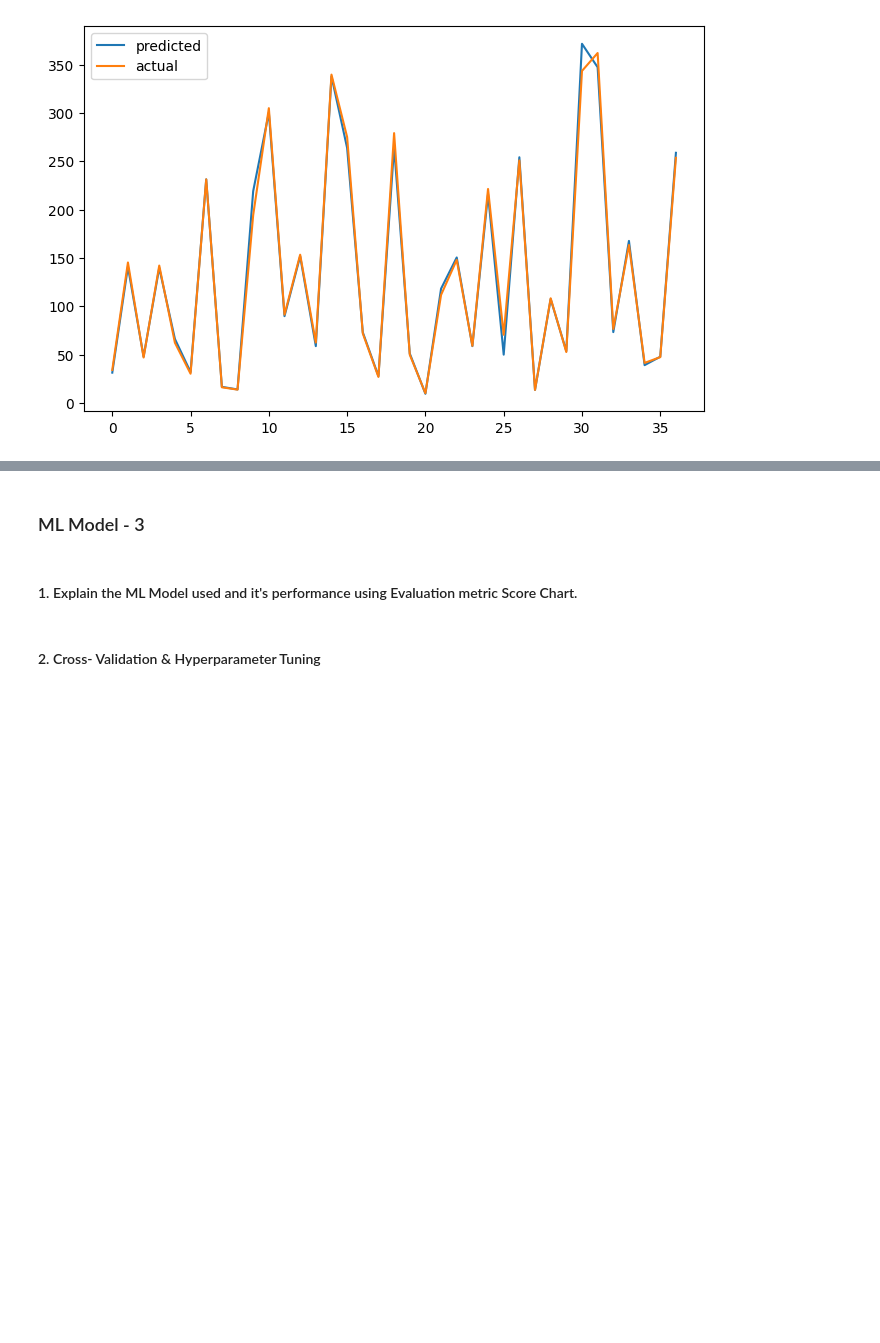
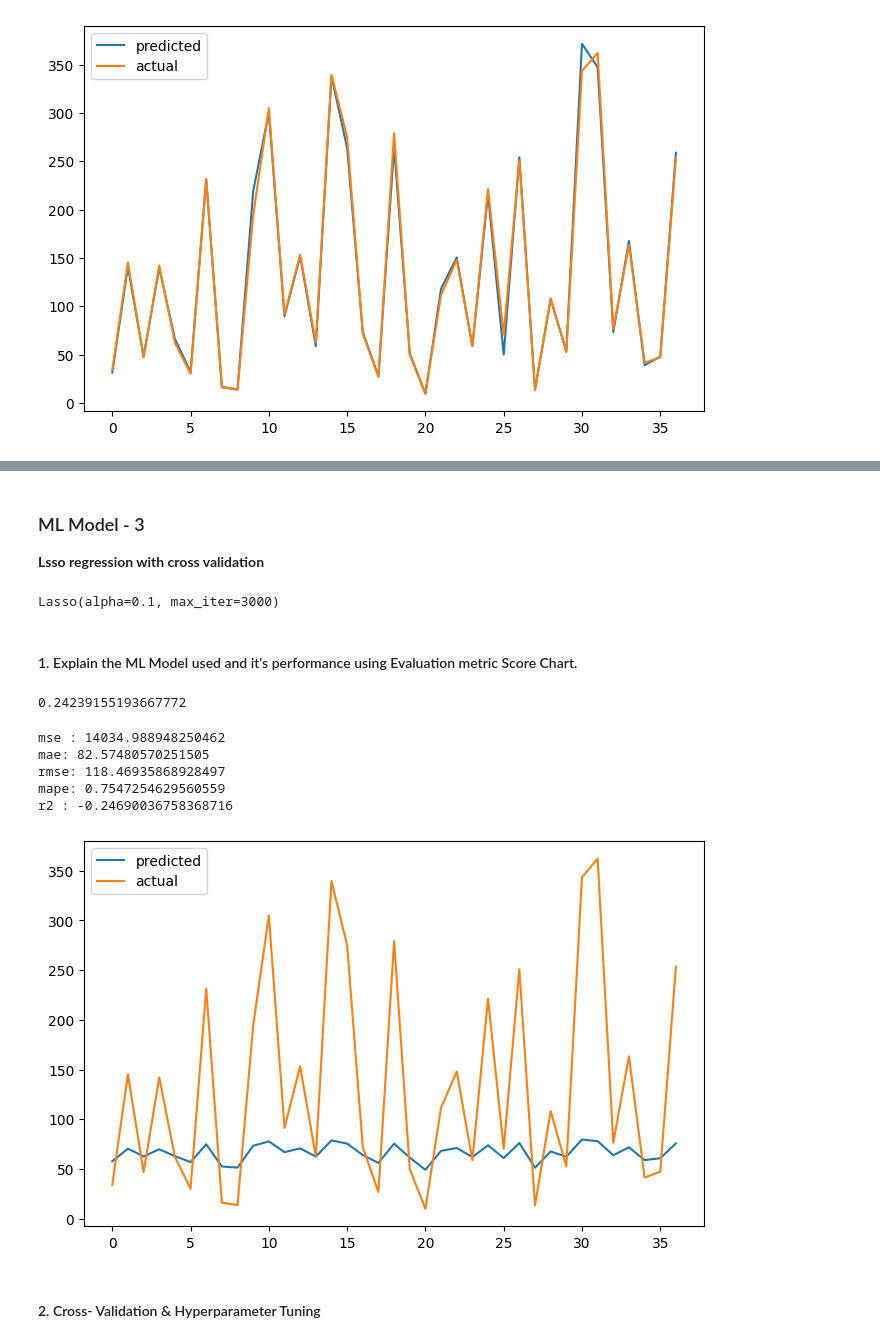
Before and after one commit to dipali-solake/Machine-learning, a Jupyter notebook: Yes_Bank_Stock_Closing_Price_prediction.ipynb, the cells around one changed output, grey strips where cells are left out. Saved outputs shown, nothing was run; the diff lists cells and outputs as text; code cells hidden in the pictures; blank space fills up the shorter version.

```diff
--- a/Yes_Bank_Stock_Closing_Price_prediction.ipynb
+++ b/Yes_Bank_Stock_Closing_Price_prediction.ipynb
@@ -876,14 +910,52 @@ r_mape
 # %% [markdown]
 ### ML Model - 3
+**Lsso regression with cross validation**
 # %%
 # ML Model - 3 Implementation
+lasso = Lasso(alpha = 0.1, max_iter = 3000)
 
 # Fit the Algorithm
-
-# Predict on the model
+lasso.fit(x_train,y_train)
+# %% [output]
+Lasso(alpha=0.1, max_iter=3000)
 # %% [markdown]
 #### 1. Explain the ML Model used and it's performance using Evaluation metric Score Chart.
 # %%
 # Visualizing evaluation Metric Score chart
+lasso.score(x_train, y_train)
+# %% [output]
+0.24239155193667772
+# %%
+y_pred_l = lasso.predict(x_test)
+# %%
+mse = mean_squared_error(10**(y_test),10**(y_pred_l))
+print('mse :',mse)
+
+mae = mean_absolute_error(10**(y_test),10**(y_pred_l))
+print('mae:',mae)
+
+rmse = np.sqrt(mse)
+print('rmse:',rmse)
+
+mape = mean_absolute_percentage_error(10**(y_test),10**(y_pred_l))
+print('mape:',mape)
+
+r2= r2_score(10**(y_test),10**(y_pred_l))
+print('r2 :',r2)
+# %% [output]
+mse : 14034.988948250462
+mae: 82.57480570251505
+rmse: 118.46935868928497
+mape: 0.7547254629560559
+r2 : -0.24690036758368716
+# %%
+# function to plot model performance
+plt.figure(figsize=(8,5))
+plt.plot(10**(y_pred_l))
+plt.plot(10**(np.array(y_test)))
+plt.legend(['predicted','actual'])
+plt.show()
+# %% [output]
+[figure, added]
 # %% [markdown]
 #### 2. Cross- Validation & Hyperparameter Tuning
```
Also changed, not shown: parts of 80 cells of this notebook.
